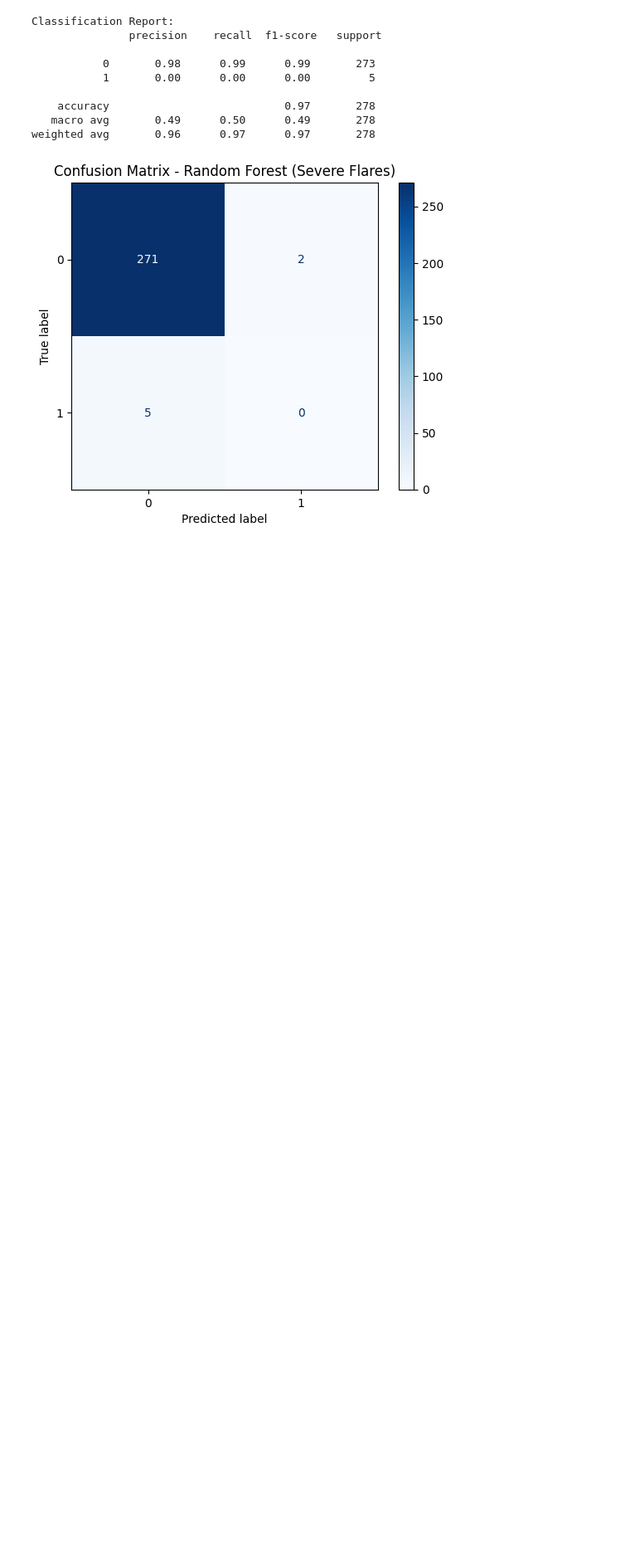
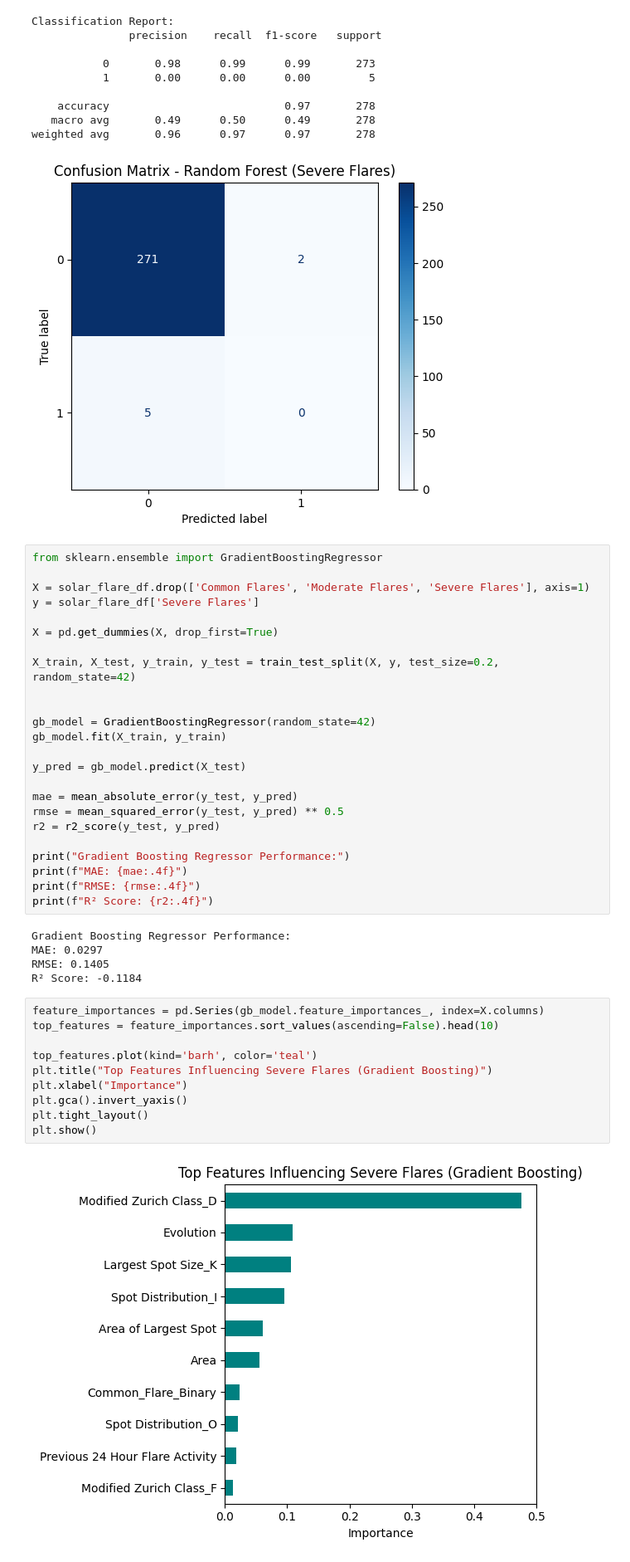
Before and after one commit to ilikecookies112345/DSRP-Project-Mentor-Assignment---Astronomy, a Jupyter notebook: DSRP_Project_&_Mentor_Assignment_Astronomy.ipynb, the cells around one changed output. Shown: that part at 83% size. Cells and saved outputs as stored; diff of their text form; blank space fills up the shorter version.

```diff
--- a/DSRP_Project_&_Mentor_Assignment_Astronomy.ipynb
+++ b/DSRP_Project_&_Mentor_Assignment_Astronomy.ipynb
@@ -641,3 +641,44 @@ Classification Report:
    macro avg       0.49      0.50      0.49       278
 weighted avg       0.96      0.97      0.97       278
 [figure]
+# %%
+from sklearn.ensemble import GradientBoostingRegressor
+
+X = solar_flare_df.drop(['Common Flares', 'Moderate Flares', 'Severe Flares'], axis=1)
+y = solar_flare_df['Severe Flares']
+
+X = pd.get_dummies(X, drop_first=True)
+
+X_train, X_test, y_train, y_test = train_test_split(X, y, test_size=0.2, random_state=42)
+
+
+gb_model = GradientBoostingRegressor(random_state=42)
+gb_model.fit(X_train, y_train)
+
+y_pred = gb_model.predict(X_test)
+
+mae = mean_absolute_error(y_test, y_pred)
+rmse = mean_squared_error(y_test, y_pred) ** 0.5
+r2 = r2_score(y_test, y_pred)
+
+print("Gradient Boosting Regressor Performance:")
+print(f"MAE: {mae:.4f}")
+print(f"RMSE: {rmse:.4f}")
+print(f"R² Score: {r2:.4f}")
+# %% [output]
+Gradient Boosting Regressor Performance:
+MAE: 0.0297
+RMSE: 0.1405
+R² Score: -0.1184
+# %%
+feature_importances = pd.Series(gb_model.feature_importances_, index=X.columns)
+top_features = feature_importances.sort_values(ascending=False).head(10)
+
+top_features.plot(kind='barh', color='teal')
+plt.title("Top Features Influencing Severe Flares (Gradient Boosting)")
+plt.xlabel("Importance")
+plt.gca().invert_yaxis()
+plt.tight_layout()
+plt.show()
+# %% [output]
+[figure, added]
```
Also changed, not shown: parts of 1 cell of this notebook.
